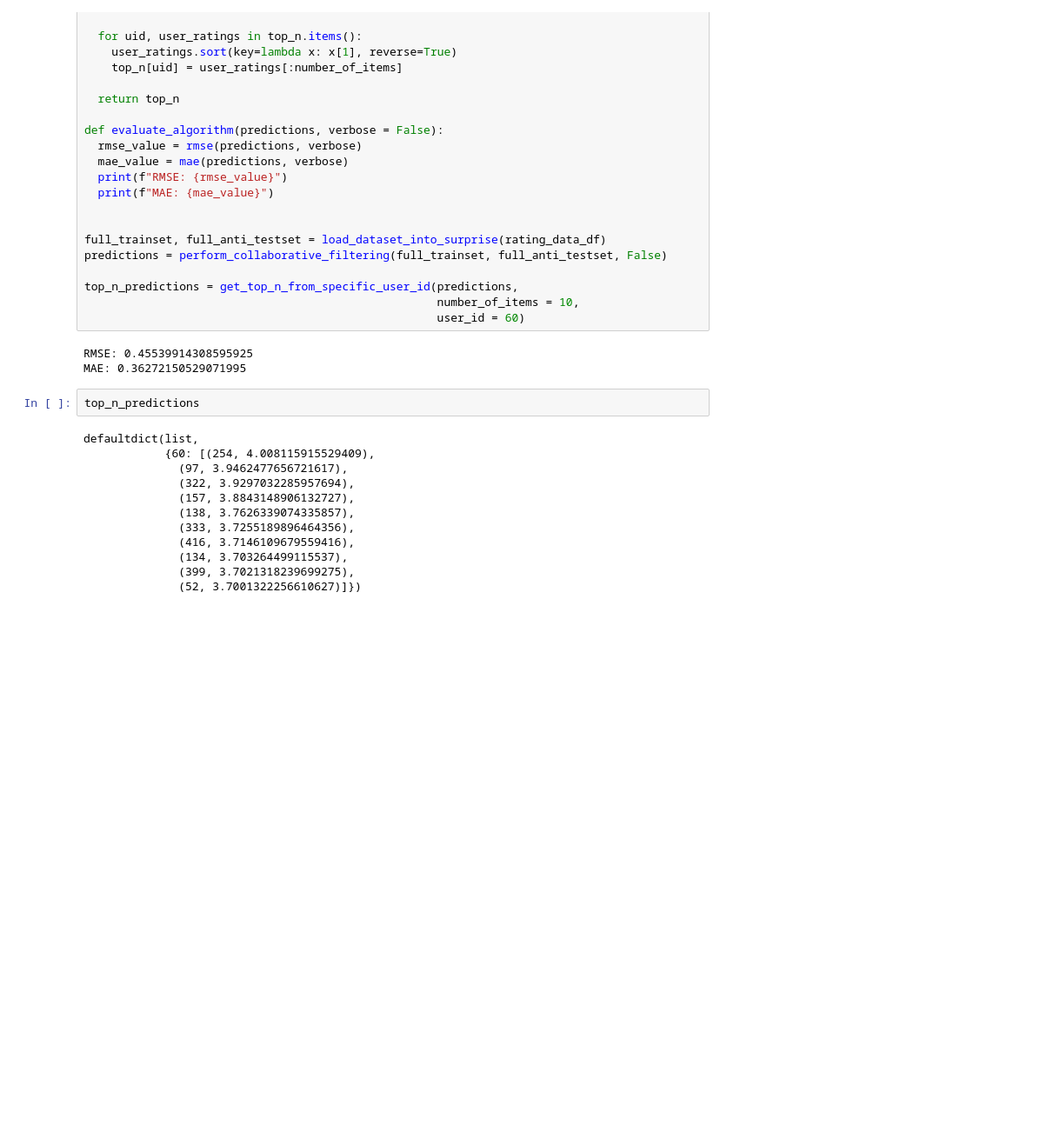
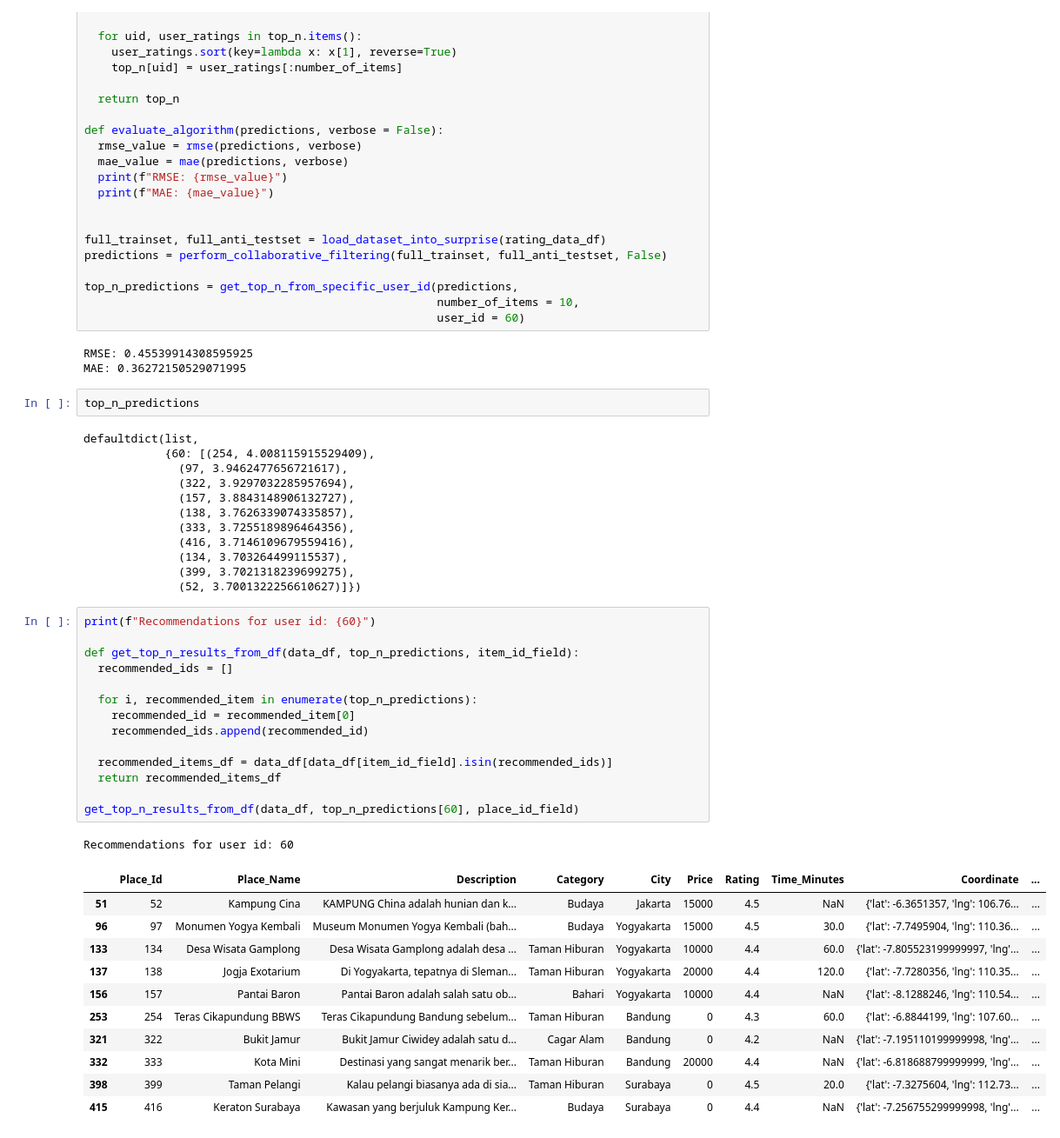
Before and after one commit to MaxZx3000/AI-Compfest-GigaPrime, a Jupyter notebook: artificial-intelligence/recommendation_colab_filtering_tourism.ipynb, the cells around one changed output. Shown at 87% size. Saved outputs shown, nothing was run; the diff lists cells and outputs as text; blank space fills up the shorter version.

Commit message:
Added Print Top N Result from Dataset Code.

```diff
--- a/artificial-intelligence/recommendation_colab_filtering_tourism.ipynb
+++ b/artificial-intelligence/recommendation_colab_filtering_tourism.ipynb
@@ -253,3 +253,30 @@ defaultdict(list,
               (134, 3.703264499115537),
               (399, 3.7021318239699275),
               (52, 3.7001322256610627)]})
+# %%
+print(f"Recommendations for user id: {60}")
+
+def get_top_n_results_from_df(data_df, top_n_predictions, item_id_field):
+  recommended_ids = []
+
+  for i, recommended_item in enumerate(top_n_predictions):
+    recommended_id = recommended_item[0]
+    recommended_ids.append(recommended_id)
+
+  recommended_items_df = data_df[data_df[item_id_field].isin(recommended_ids)]
+  return recommended_items_df
+
+get_top_n_results_from_df(data_df, top_n_predictions[60], place_id_field)
+# %% [output]
+Recommendations for user id: 60
+|  | Place_Id | Place_Name | Description | Category | City | Price | Rating | Time_Minutes | Coordinate | ... |
+| 51 | 52 | Kampung Cina | KAMPUNG China adalah hunian dan k... | Budaya | Jakarta | 15000 | 4.5 | NaN | {'lat': -6.3651357, 'lng': 106.76... | ... |
+| 96 | 97 | Monumen Yogya Kembali | Museum Monumen Yogya Kembali (bah... | Budaya | Yogyakarta | 15000 | 4.5 | 30.0 | {'lat': -7.7495904, 'lng': 110.36... | ... |
+| 133 | 134 | Desa Wisata Gamplong | Desa Wisata Gamplong adalah desa ... | Taman Hiburan | Yogyakarta | 10000 | 4.4 | 60.0 | {'lat': -7.805523199999997, 'lng'... | ... |
+| 137 | 138 | Jogja Exotarium | Di Yogyakarta, tepatnya di Sleman... | Taman Hiburan | Yogyakarta | 20000 | 4.4 | 120.0 | {'lat': -7.7280356, 'lng': 110.35... | ... |
+| 156 | 157 | Pantai Baron | Pantai Baron adalah salah satu ob... | Bahari | Yogyakarta | 10000 | 4.4 | NaN | {'lat': -8.1288246, 'lng': 110.54... | ... |
+| 253 | 254 | Teras Cikapundung BBWS | Teras Cikapundung Bandung sebelum... | Taman Hiburan | Bandung | 0 | 4.3 | 60.0 | {'lat': -6.8844199, 'lng': 107.60... | ... |
+| 321 | 322 | Bukit Jamur | Bukit Jamur Ciwidey adalah satu d... | Cagar Alam | Bandung | 0 | 4.2 | NaN | {'lat': -7.195110199999998, 'lng'... | ... |
+| 332 | 333 | Kota Mini | Destinasi yang sangat menarik ber... | Taman Hiburan | Bandung | 20000 | 4.4 | NaN | {'lat': -6.818688799999999, 'lng'... | ... |
+| 398 | 399 | Taman Pelangi | Kalau pelangi biasanya ada di sia... | Taman Hiburan | Surabaya | 0 | 4.5 | 20.0 | {'lat': -7.3275604, 'lng': 112.73... | ... |
+| 415 | 416 | Keraton Surabaya | Kawasan yang berjuluk Kampung Ker... | Budaya | Surabaya | 0 | 4.4 | NaN | {'lat': -7.256755299999998, 'lng'... | ... |
```
